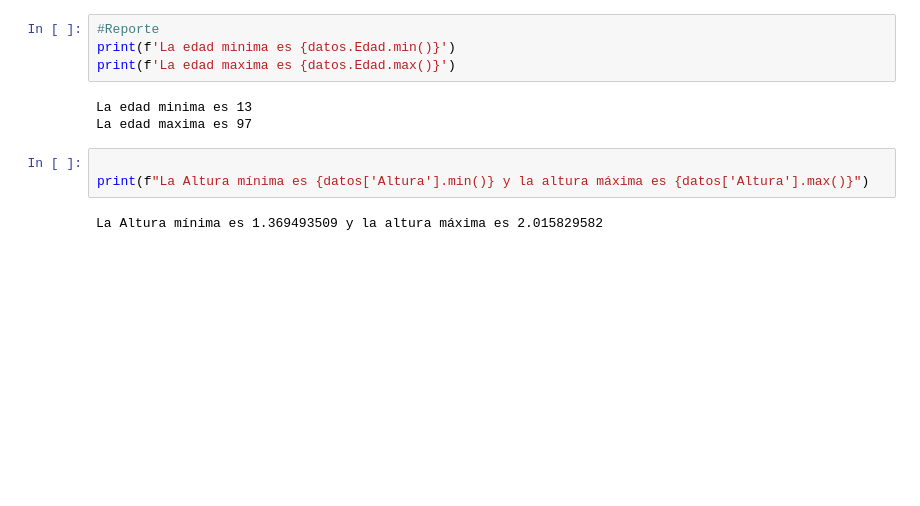
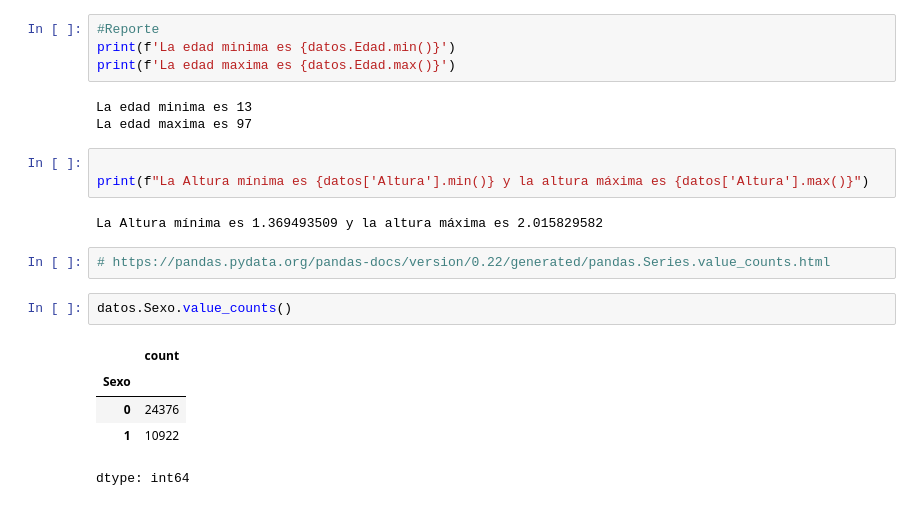
Before and after one commit to RuthJimenez309/_Python_Estadastica_, a Jupyter notebook: _Python_Estadastica.ipynb, the cells around one changed output. Cells and saved outputs as stored; diff of their text form; blank space fills up the shorter version.

```diff
--- a/_Python_Estadastica.ipynb
+++ b/_Python_Estadastica.ipynb
@@ -99,3 +99,13 @@ La edad maxima es 97
 print(f"La Altura mínima es {datos['Altura'].min()} y la altura máxima es {datos['Altura'].max()}")
 # %% [output]
 La Altura mínima es 1.369493509 y la altura máxima es 2.015829582
+# %%
+# https://pandas.pydata.org/pandas-docs/version/0.22/generated/pandas.Series.value_counts.html
+# %%
+datos.Sexo.value_counts()
+# %% [output]
+|  | count |
+| Sexo |  |
+| 0 | 24376 |
+| 1 | 10922 |
+dtype: int64
```
Also changed, not shown: parts of 1 cell of this notebook.
